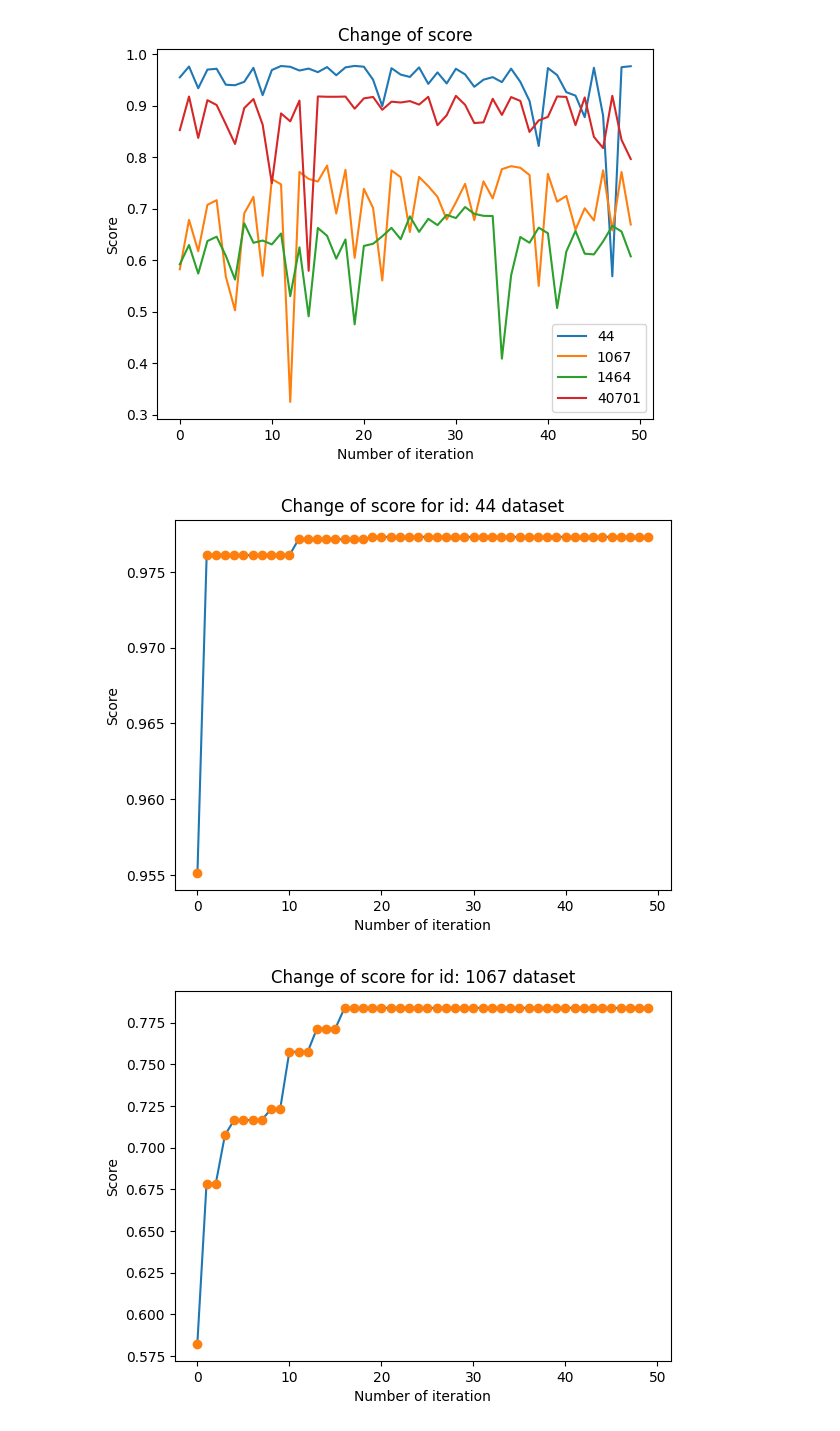
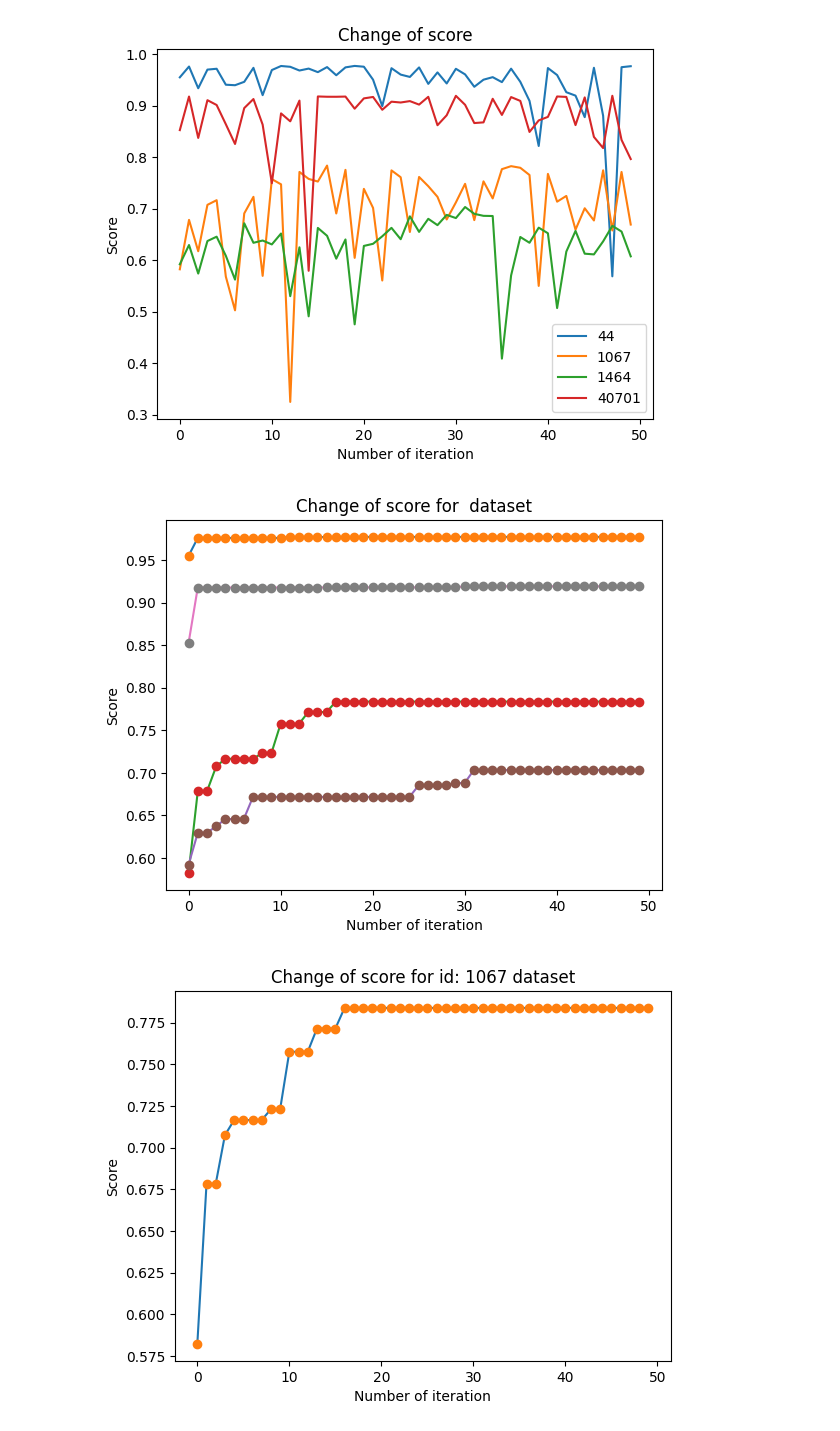
Before and after one commit to AgataWeg/AutoML, a Jupyter notebook: Homework1/Kody/HM1GradientBoostingClassifier.ipynb, the cells around one changed output. Drawn from its saved outputs; the diff is of its cells as text; code cells hidden in the pictures.

```diff
--- a/HM1svm_short.ipynb
+++ b/Homework1/Kody/HM1GradientBoostingClassifier.ipynb
@@ -251,13 +262,16 @@ def plot_(index):
 
     plt.plot(Y_maxining)
     plt.plot( Y_maxining, 'o')
-    plt.title('Change of score for id: ' + str(index) + ' dataset' )
+    plt.title('Change of score for  dataset' )
     plt.xlabel('Number of iteration')
     plt.ylabel('Score')
-# %%
-plot_(44)
-# %% [output]
-[figure, removed]
+# %%
+plot_(44)
+plot_(1067)
+plot_(1464)
+plot_(40701)
+# %% [output]
+[figure, added]
 # %%
 plot_(1067)
 # %% [output]
```
Also changed, not shown: parts of 3 cells of this notebook, 41 other files.
